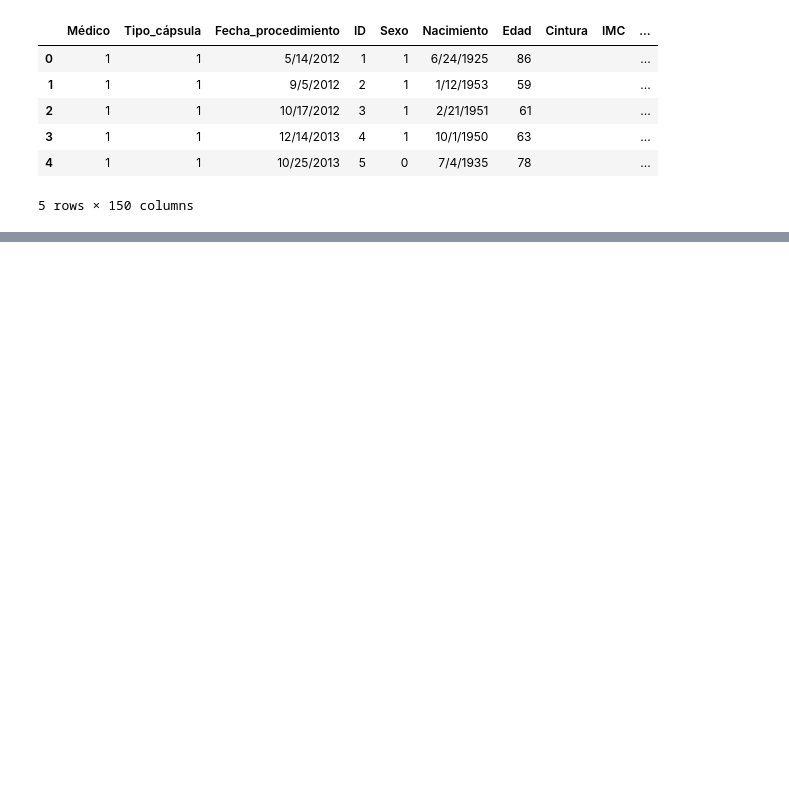
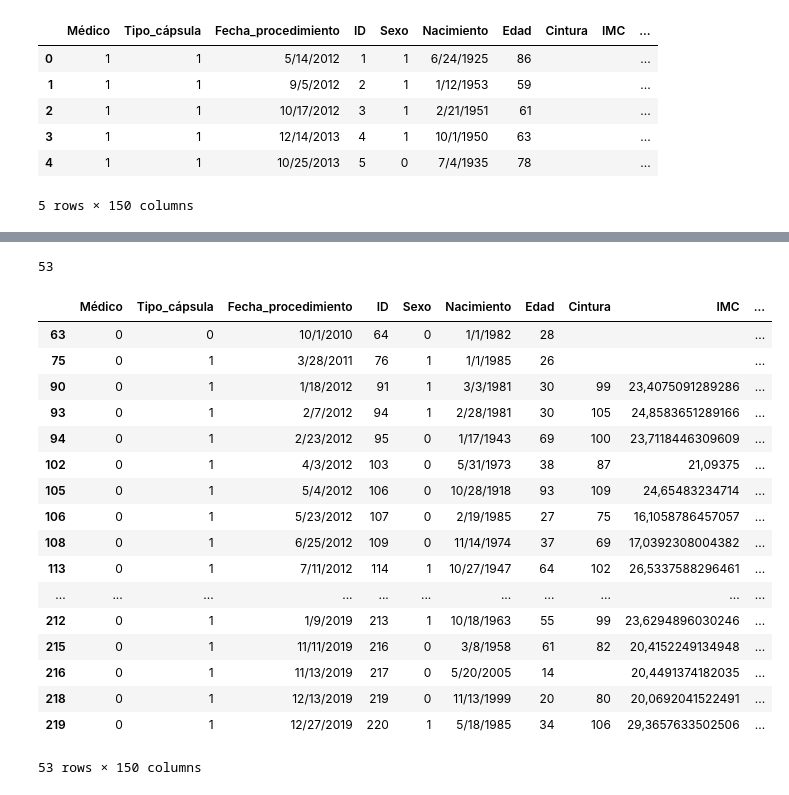
Before and after one commit to Hermenegildo12/Capsula_endoscopia, a Jupyter notebook: Capsula.ipynb, the cells around one changed output, grey strips where cells are left out. Drawn from its saved outputs; the diff is of its cells as text; code cells hidden in the pictures; blank space fills up the shorter version.

```diff
--- a/Capsula.ipynb
+++ b/Capsula.ipynb
@@ -15,0 +185,3 @@ datos.head()
+# %%
+cap_dol = datos[(datos['Médico']==0) &
+                (datos['Dolor_abd']==1)]
@@ -15,0 +208,27 @@ datos.head()
+# %%
+a=cap_dol[cap_dol[hallazgos]==1].index
+# %%
+len(a)
+# %% [output]
+53
+# %%
+cap_dol.loc[a]
+# %% [output]
+|  | Médico | Tipo_cápsula | Fecha_procedimiento | ID | Sexo | Nacimiento | Edad | Cintura | IMC | ... |
+| 63 | 0 | 0 | 10/1/2010 | 64 | 0 | 1/1/1982 | 28 |  |  | ... |
+| 75 | 0 | 1 | 3/28/2011 | 76 | 1 | 1/1/1985 | 26 |  |  | ... |
+| 90 | 0 | 1 | 1/18/2012 | 91 | 1 | 3/3/1981 | 30 | 99 | 23,4075091289286 | ... |
+| 93 | 0 | 1 | 2/7/2012 | 94 | 1 | 2/28/1981 | 30 | 105 | 24,8583651289166 | ... |
+| 94 | 0 | 1 | 2/23/2012 | 95 | 0 | 1/17/1943 | 69 | 100 | 23,7118446309609 | ... |
+| 102 | 0 | 1 | 4/3/2012 | 103 | 0 | 5/31/1973 | 38 | 87 | 21,09375 | ... |
+| 105 | 0 | 1 | 5/4/2012 | 106 | 0 | 10/28/1918 | 93 | 109 | 24,65483234714 | ... |
+| 106 | 0 | 1 | 5/23/2012 | 107 | 0 | 2/19/1985 | 27 | 75 | 16,1058786457057 | ... |
+| 108 | 0 | 1 | 6/25/2012 | 109 | 0 | 11/14/1974 | 37 | 69 | 17,0392308004382 | ... |
+| 113 | 0 | 1 | 7/11/2012 | 114 | 1 | 10/27/1947 | 64 | 102 | 26,5337588296461 | ... |
+| ... | ... | ... | ... | ... | ... | ... | ... | ... | ... | ... |
+| 212 | 0 | 1 | 1/9/2019 | 213 | 1 | 10/18/1963 | 55 | 99 | 23,6294896030246 | ... |
+| 215 | 0 | 1 | 11/11/2019 | 216 | 0 | 3/8/1958 | 61 | 82 | 20,4152249134948 | ... |
+| 216 | 0 | 1 | 11/13/2019 | 217 | 0 | 5/20/2005 | 14 |  | 20,4491374182035 | ... |
+| 218 | 0 | 1 | 12/13/2019 | 219 | 0 | 11/13/1999 | 20 | 80 | 20,0692041522491 | ... |
+| 219 | 0 | 1 | 12/27/2019 | 220 | 1 | 5/18/1985 | 34 | 106 | 29,3657633502506 | ... |
+53 rows × 150 columns
```
Also changed, not shown: parts of 22 cells of this notebook.
